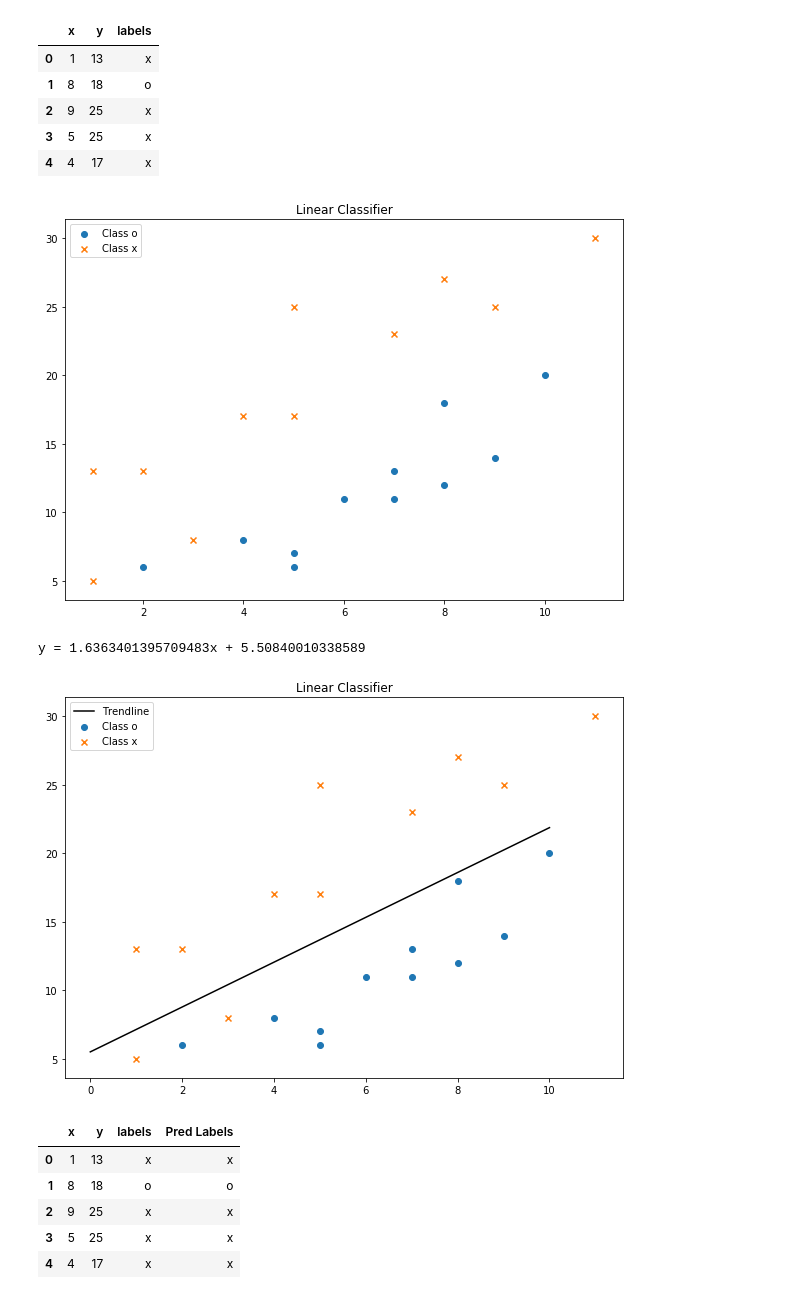
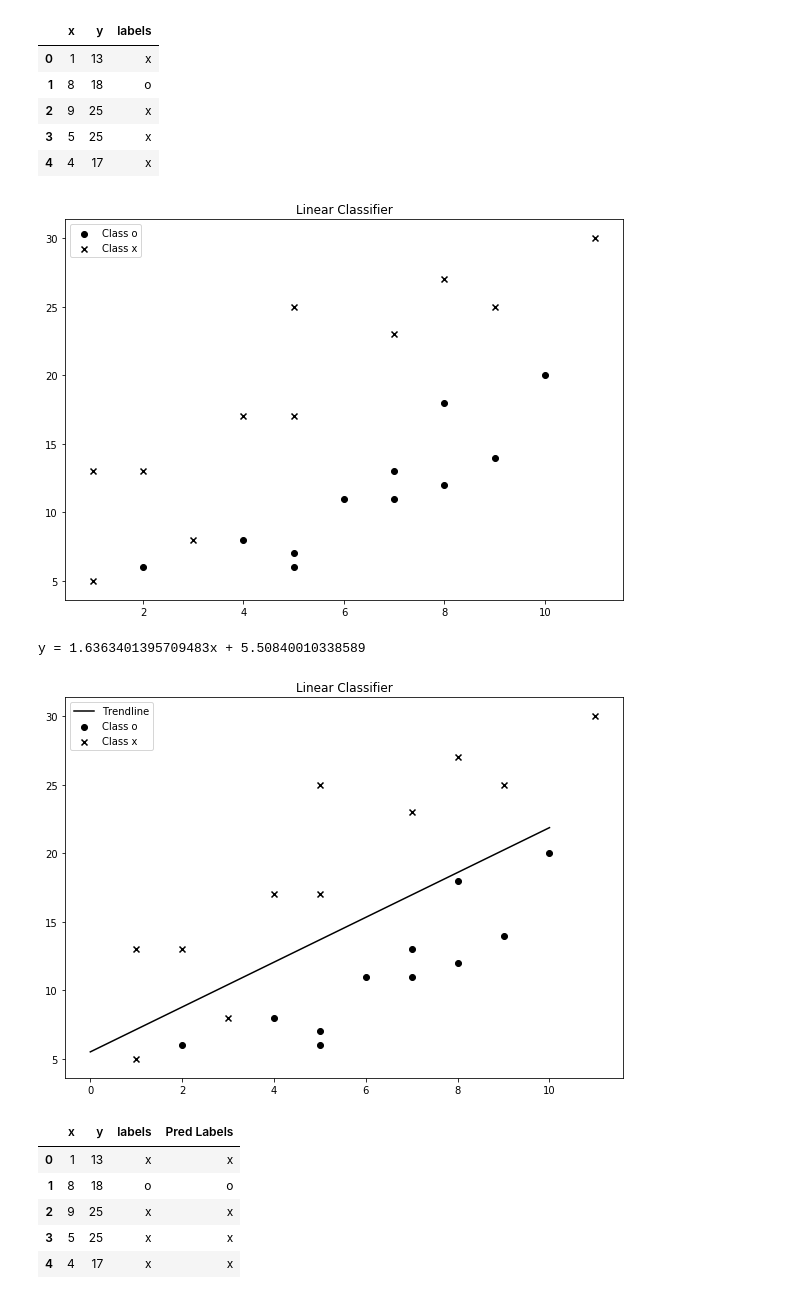
Before and after one commit to TrainingByPackt/Applied-Supervised-Learning-with-Python, a Jupyter notebook: Chapter 4 - Classification/Ex1 - Linear Classifier.ipynb, the cells around one changed output. Drawn from its saved outputs; the diff is of its cells as text; code cells hidden in the pictures.

```diff
--- a/Chapter 4 - Classification/Ex1 - Linear Classifier.ipynb
+++ b/Chapter 4 - Classification/Ex1 - Linear Classifier.ipynb
@@ -18,12 +19,12 @@ df.head()
 # %%
 plt.figure(figsize=(10, 7))
 for label, label_class in df.groupby('labels'):
     plt.scatter(label_class.values[:,0], label_class.values[:,1],
-                label=f'Class {label}', marker=label)
+                label=f'Class {label}', marker=label, c='k')
 plt.legend()
 plt.title("Linear Classifier");
 # %% [output]
-[figure, old version]
+[figure, new version]
 # %%
 # Fit a linear regression model
 model = LinearRegression()
@@ -39,13 +37,16 @@ trend = model.predict(np.linspace(0, 10).reshape((-1, 1)))
 # %%
+# Plot the trendline
+trend = model.predict(np.linspace(0, 10).reshape((-1, 1)))
+
 plt.figure(figsize=(10, 7))
 for label, label_class in df.groupby('labels'):
     plt.scatter(label_class.values[:,0], label_class.values[:,1],
-                label=f'Class {label}', marker=label)
+                label=f'Class {label}', marker=label, c='k')
 plt.plot(np.linspace(0, 10), trend, c='k', label='Trendline')
 plt.legend()
 plt.title("Linear Classifier");
 # %% [output]
-[figure, old version]
+[figure, new version]
 # %%
 # Make predictions
 y_pred = model.predict(df.x.values.reshape((-1, 1)))
```
Also changed, not shown: parts of 3 cells of this notebook, 10 other files.
